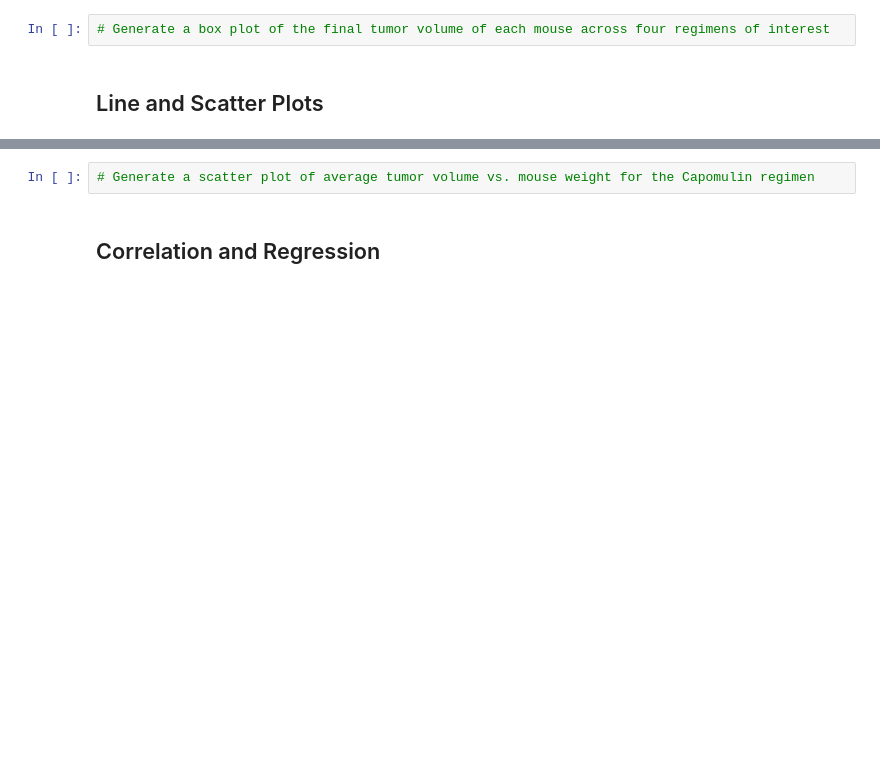
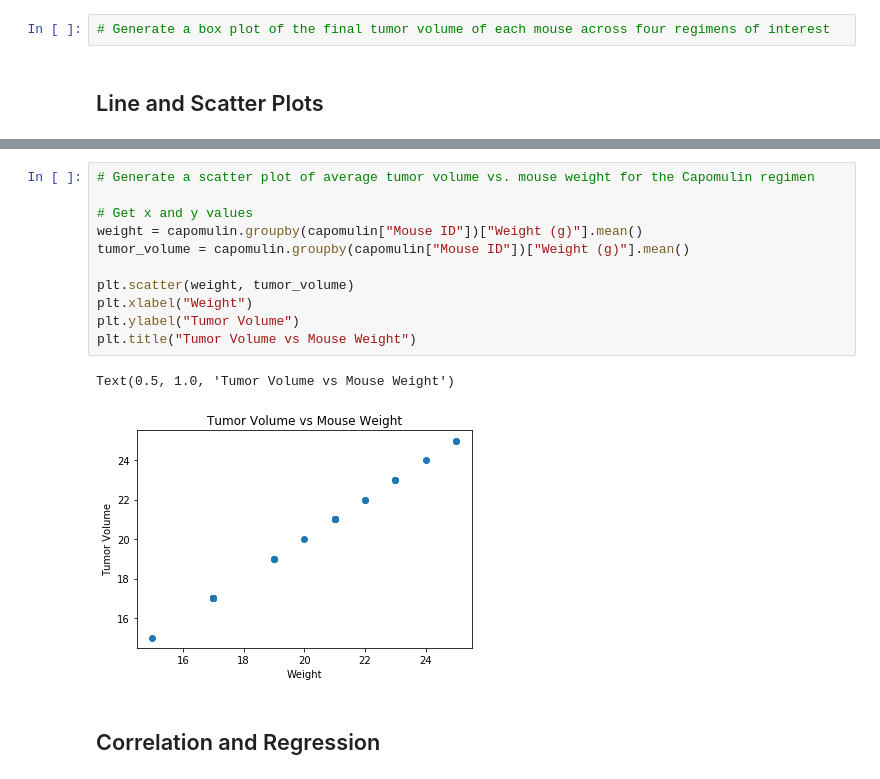
Before and after one commit to BTroolin/matplotlib-challenge, a Jupyter notebook: pymaceuticals.ipynb, the cells around one changed output, grey strips where cells are left out. Cells and saved outputs as stored; diff of their text form; blank space fills up the shorter version.

```diff
--- a/pymaceuticals.ipynb
+++ b/pymaceuticals.ipynb
@@ -229,5 +255,17 @@ four_regimes = data_join[data_join["Drug Regimen"].isin(["Capomulin", "Ramicane"
-# %%
-# Generate a scatter plot of average tumor volume vs. mouse weight for the Capomulin regimen
+# %%
+# Generate a scatter plot of average tumor volume vs. mouse weight for the Capomulin regimen
+
+# Get x and y values
+weight = capomulin.groupby(capomulin["Mouse ID"])["Weight (g)"].mean()
+tumor_volume = capomulin.groupby(capomulin["Mouse ID"])["Weight (g)"].mean()
+
+plt.scatter(weight, tumor_volume)
+plt.xlabel("Weight")
+plt.ylabel("Tumor Volume")
+plt.title("Tumor Volume vs Mouse Weight")
+# %% [output]
+Text(0.5, 1.0, 'Tumor Volume vs Mouse Weight')
+[figure, added]
 # %% [markdown]
 ## Correlation and Regression
 # %%
```
Also changed, not shown: parts of 4 cells of this notebook.
